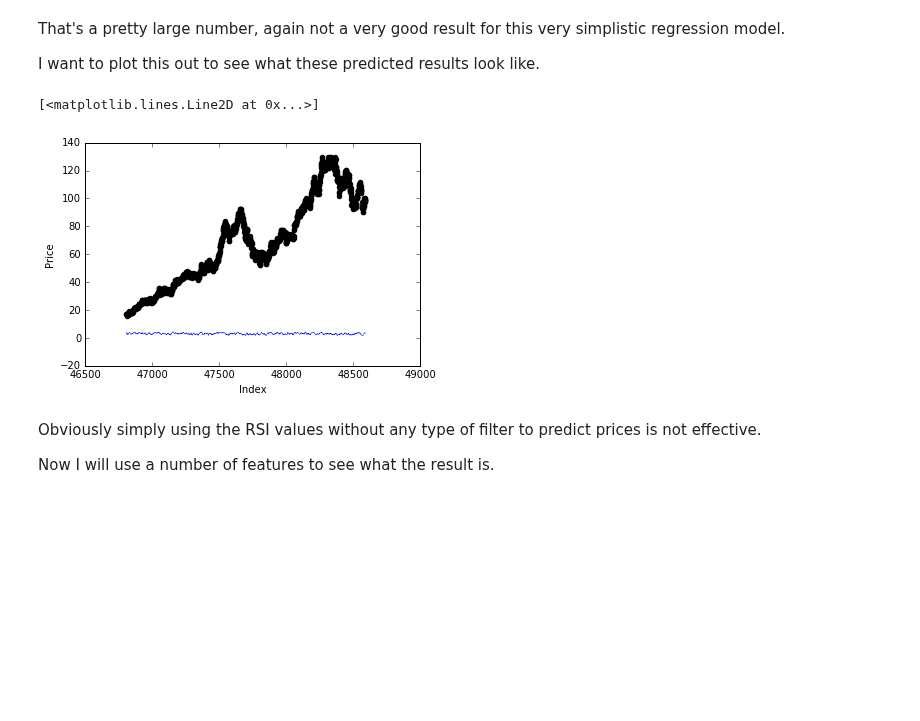
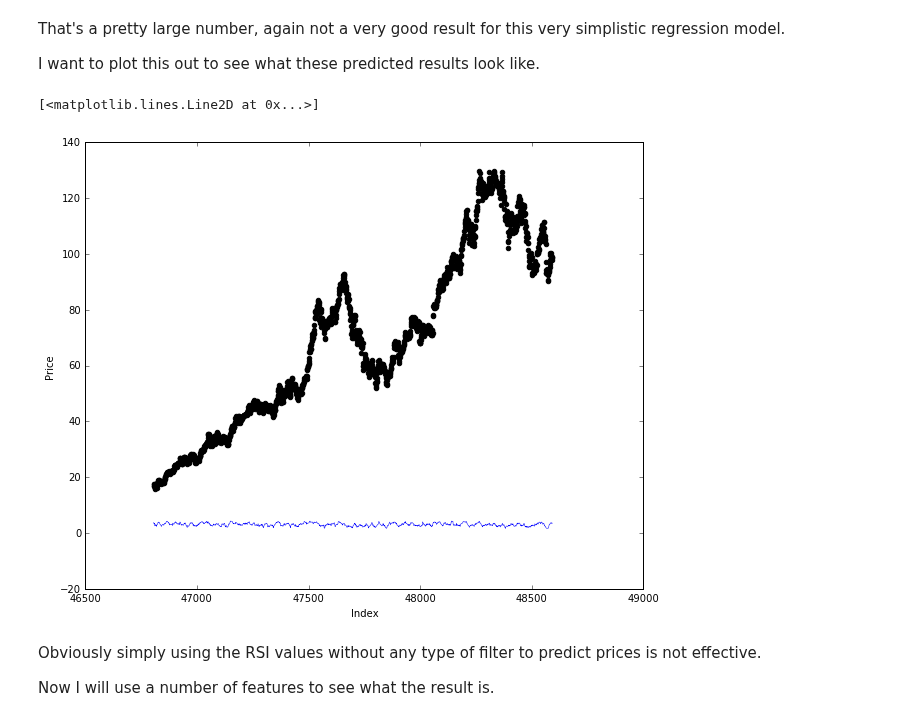
Before and after one commit to theofanislekkas/mlnd, a Jupyter notebook: rsi/Relative Strength Index and Predicting Stock Prices.ipynb, the cells around one changed output. Saved outputs shown, nothing was run; the diff lists cells and outputs as text; code cells hidden in the pictures; blank space fills up the shorter version.

Commit message:
Fix: Add plot sizing to several charts.

```diff
--- a/rsi/Relative Strength Index and Predicting Stock Prices.ipynb
+++ b/rsi/Relative Strength Index and Predicting Stock Prices.ipynb
@@ -302,13 +302,14 @@ That's a pretty large number, again not a very good result for this very simplis
 
 I want to plot this out to see what these predicted results look like.
 # %%
+plt.figure(figsize=(10,8))
 plt.scatter(aapl_testf.index, aapl_testp, color='black')
 plt.ylabel('Price')
 plt.xlabel('Index')
 plt.plot(aapl_testf.index, predicted_price, color='blue', linewidth=.5)
 # %% [output]
 [<matplotlib.lines.Line2D at 0x...>]
-[figure, old version]
+[figure, new version]
 # %% [markdown]
 Obviously simply using the RSI values without any type of filter to predict prices is not effective.
 
```
Also changed, not shown: parts of 3 cells of this notebook.
